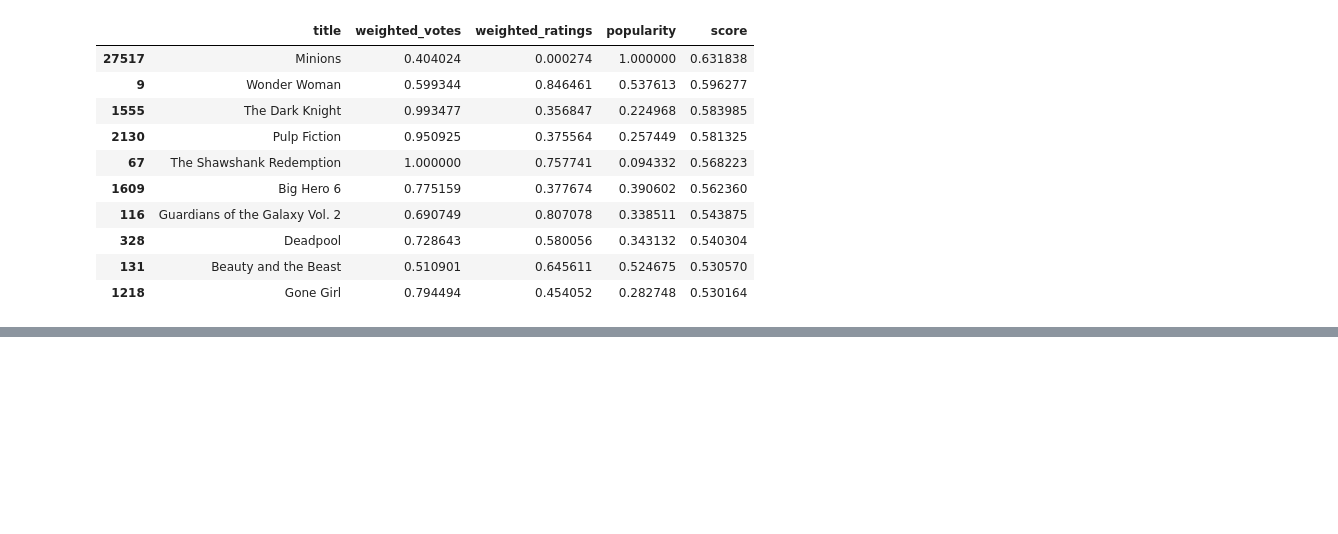
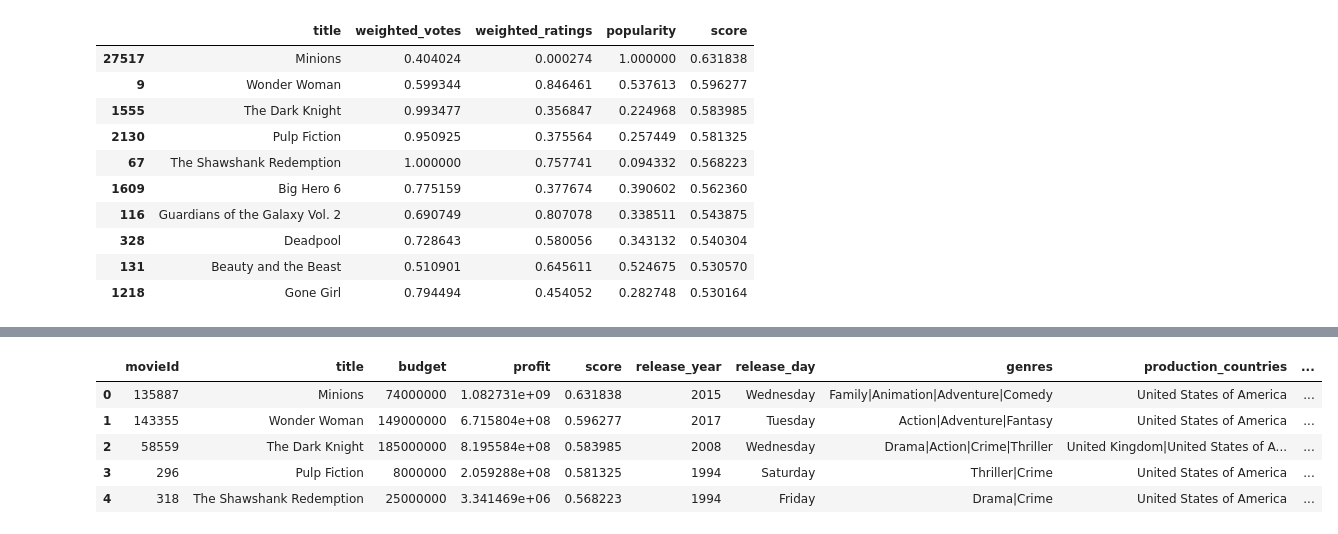
Before and after one commit to disha2sinha/Movie-Recommendation-System, a Jupyter notebook: Recommendation_System.ipynb, the cells around one changed output, grey strips where cells are left out. Drawn from its saved outputs; the diff is of its cells as text; code cells hidden in the pictures; blank space fills up the shorter version.

```diff
--- a/Recommendation_System.ipynb
+++ b/Recommendation_System.ipynb
@@ -152,0 +172,9 @@ short_movies_data.head(10)
+# %%
+popular_movies.head()
+# %% [output]
+|  | movieId | title | budget | profit | score | release_year | release_day | genres | production_countries | ... |
+| 0 | 135887 | Minions | 74000000 | 1.082731e+09 | 0.631838 | 2015 | Wednesday | Family|Animation|Adventure|Comedy | United States of America | ... |
+| 1 | 143355 | Wonder Woman | 149000000 | 6.715804e+08 | 0.596277 | 2017 | Tuesday | Action|Adventure|Fantasy | United States of America | ... |
+| 2 | 58559 | The Dark Knight | 185000000 | 8.195584e+08 | 0.583985 | 2008 | Wednesday | Drama|Action|Crime|Thriller | United Kingdom|United States of A... | ... |
+| 3 | 296 | Pulp Fiction | 8000000 | 2.059288e+08 | 0.581325 | 1994 | Saturday | Thriller|Crime | United States of America | ... |
+| 4 | 318 | The Shawshank Redemption | 25000000 | 3.341469e+06 | 0.568223 | 1994 | Friday | Drama|Crime | United States of America | ... |
```
Also changed, not shown: parts of 12 cells of this notebook.
